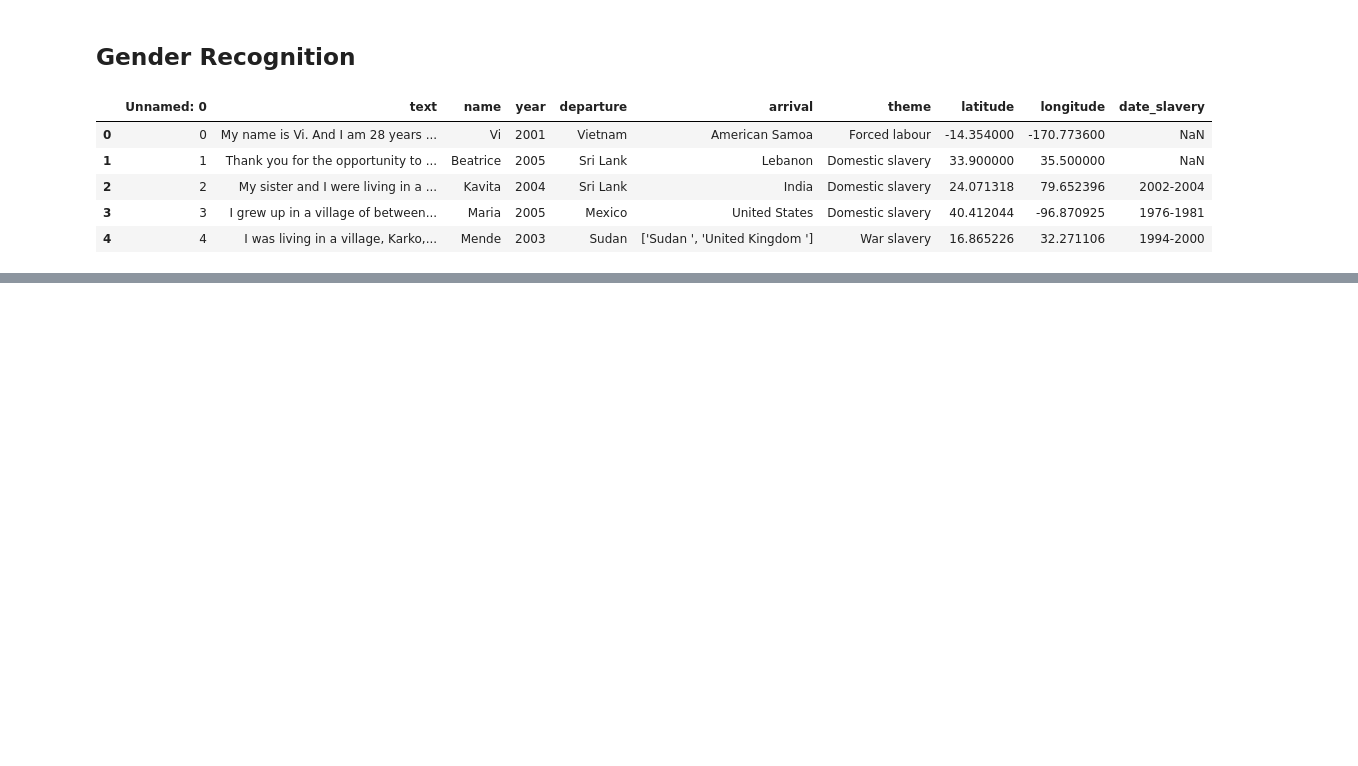
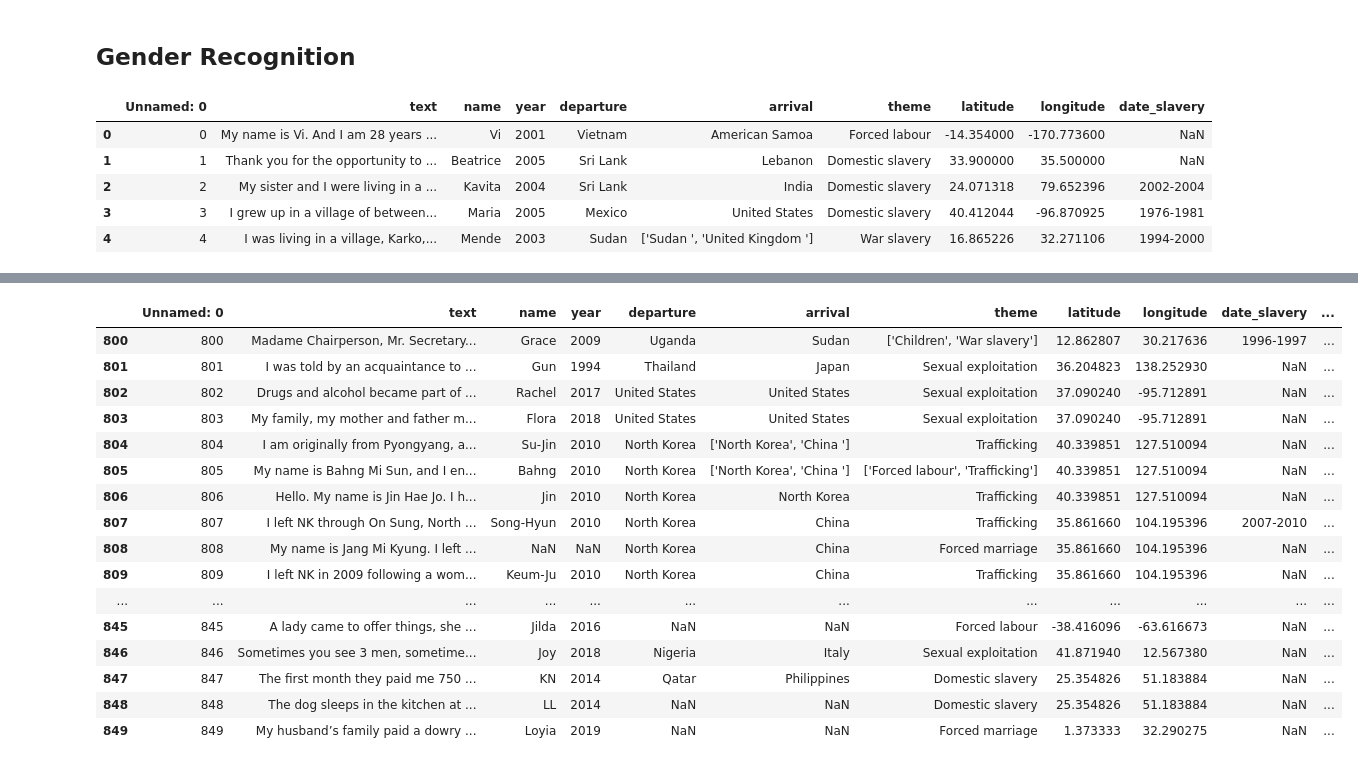
Before and after one commit to lampu98/ht_project, a Jupyter notebook: notebooks/gender_recognition.ipynb, the cells around one changed output, grey strips where cells are left out. Drawn from its saved outputs; the diff is of its cells as text; code cells hidden in the pictures; blank space fills up the shorter version.

Commit message:
Gender recognition finished

```diff
--- a/notebooks/gender_recognition.ipynb
+++ b/notebooks/gender_recognition.ipynb
@@ -16,0 +92,8 @@ data.head()
+# %%
+for i in range(502,600):
+    url = f'https://gender-api.com/get?name={data.loc[i, "name"]}&country=IT&key=9q8h9wAqm3S4cj9qbt9PeyUokfoTqhE6QkXx'
+    response = requests.get(url)
+    gender = response.json()['gender']
+    accuracy = response.json()['accuracy']
+    data.loc[i, "gender"]= gender
+    data.loc[i, "accuracy"]= accuracy
@@ -16,0 +116,8 @@ data.head()
+# %%
+for i in range(600,700):
+    url = f'https://gender-api.com/get?name={data.loc[i, "name"]}&country=IT&key=9q8h9wAqm3S4cj9qbt9PeyUokfoTqhE6QkXx'
+    response = requests.get(url)
+    gender = response.json()['gender']
+    accuracy = response.json()['accuracy']
+    data.loc[i, "gender"]= gender
+    data.loc[i, "accuracy"]= accuracy
@@ -16,0 +140,8 @@ data.head()
+# %%
+for i in range(700,800):
+    url = f'https://gender-api.com/get?name={data.loc[i, "name"]}&country=IT&key=9q8h9wAqm3S4cj9qbt9PeyUokfoTqhE6QkXx'
+    response = requests.get(url)
+    gender = response.json()['gender']
+    accuracy = response.json()['accuracy']
+    data.loc[i, "gender"]= gender
+    data.loc[i, "accuracy"]= accuracy
@@ -16,0 +164,28 @@ data.head()
+# %%
+for i in range(800,900):
+    url = f'https://gender-api.com/get?name={data.loc[i, "name"]}&country=IT&key=9q8h9wAqm3S4cj9qbt9PeyUokfoTqhE6QkXx'
+    response = requests.get(url)
+    gender = response.json()['gender']
+    accuracy = response.json()['accuracy']
+    data.loc[i, "gender"]= gender
+    data.loc[i, "accuracy"]= accuracy
+# %%
+data[800:850]
+# %% [output]
+|  | Unnamed: 0 | text | name | year | departure | arrival | theme | latitude | longitude | date_slavery | ... |
+| 800 | 800 | Madame Chairperson, Mr. Secretary... | Grace | 2009 | Uganda | Sudan | ['Children', 'War slavery'] | 12.862807 | 30.217636 | 1996-1997 | ... |
+| 801 | 801 | I was told by an acquaintance to ... | Gun | 1994 | Thailand | Japan | Sexual exploitation | 36.204823 | 138.252930 | NaN | ... |
+| 802 | 802 | Drugs and alcohol became part of ... | Rachel | 2017 | United States | United States | Sexual exploitation | 37.090240 | -95.712891 | NaN | ... |
+| 803 | 803 | My family, my mother and father m... | Flora | 2018 | United States | United States | Sexual exploitation | 37.090240 | -95.712891 | NaN | ... |
+| 804 | 804 | I am originally from Pyongyang, a... | Su-Jin | 2010 | North Korea | ['North Korea', 'China '] | Trafficking | 40.339851 | 127.510094 | NaN | ... |
+| 805 | 805 | My name is Bahng Mi Sun, and I en... | Bahng | 2010 | North Korea | ['North Korea', 'China '] | ['Forced labour', 'Trafficking'] | 40.339851 | 127.510094 | NaN | ... |
+| 806 | 806 | Hello. My name is Jin Hae Jo. I h... | Jin | 2010 | North Korea | North Korea | Trafficking | 40.339851 | 127.510094 | NaN | ... |
+| 807 | 807 | I left NK through On Sung, North ... | Song-Hyun | 2010 | North Korea | China | Trafficking | 35.861660 | 104.195396 | 2007-2010 | ... |
+| 808 | 808 | My name is Jang Mi Kyung. I left ... | NaN | NaN | North Korea | China | Forced marriage | 35.861660 | 104.195396 | NaN | ... |
+| 809 | 809 | I left NK in 2009 following a wom... | Keum-Ju | 2010 | North Korea | China | Trafficking | 35.861660 | 104.195396 | NaN | ... |
+| ... | ... | ... | ... | ... | ... | ... | ... | ... | ... | ... | ... |
+| 845 | 845 | A lady came to offer things, she ... | Jilda | 2016 | NaN | NaN | Forced labour | -38.416096 | -63.616673 | NaN | ... |
+| 846 | 846 | Sometimes you see 3 men, sometime... | Joy | 2018 | Nigeria | Italy | Sexual exploitation | 41.871940 | 12.567380 | NaN | ... |
+| 847 | 847 | The first month they paid me 750 ... | KN | 2014 | Qatar | Philippines | Domestic slavery | 25.354826 | 51.183884 | NaN | ... |
+| 848 | 848 | The dog sleeps in the kitchen at ... | LL | 2014 | NaN | NaN | Domestic slavery | 25.354826 | 51.183884 | NaN | ... |
+| 849 | 849 | My husband’s family paid a dowry ... | Loyia | 2019 | NaN | NaN | Forced marriage | 1.373333 | 32.290275 | NaN | ... |
```
Also changed, not shown: parts of 30 cells of this notebook.
